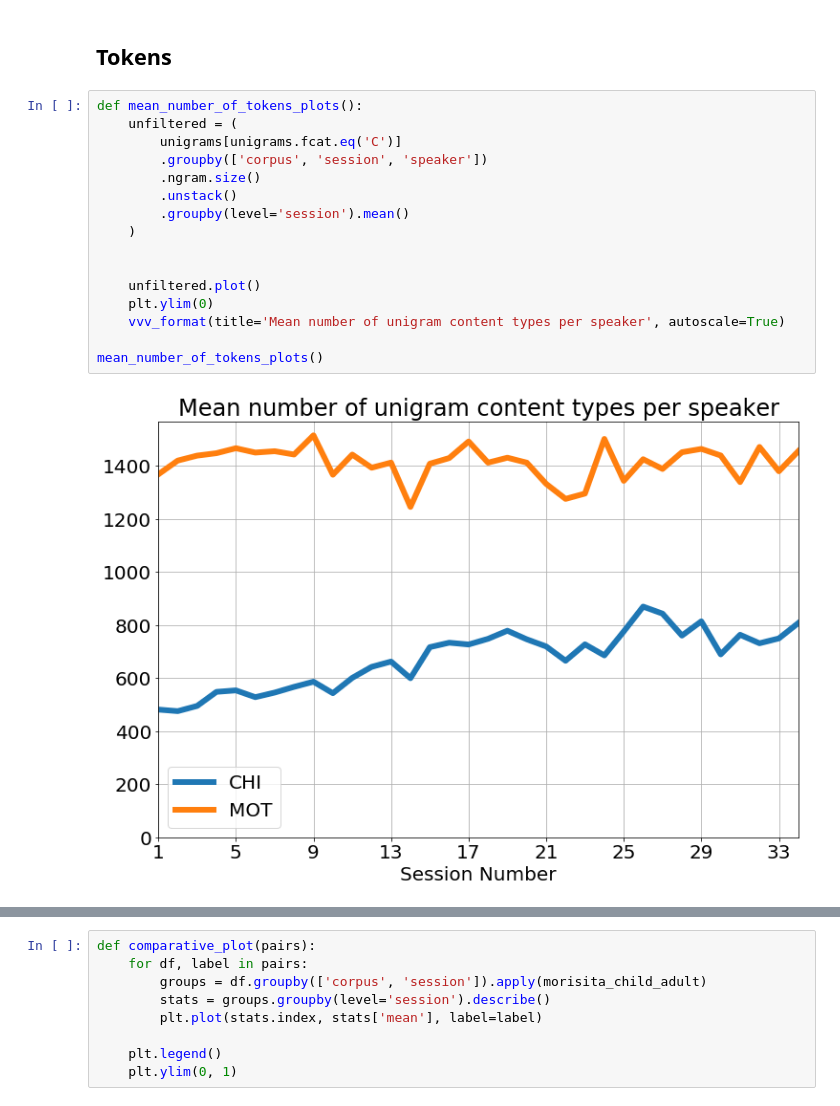
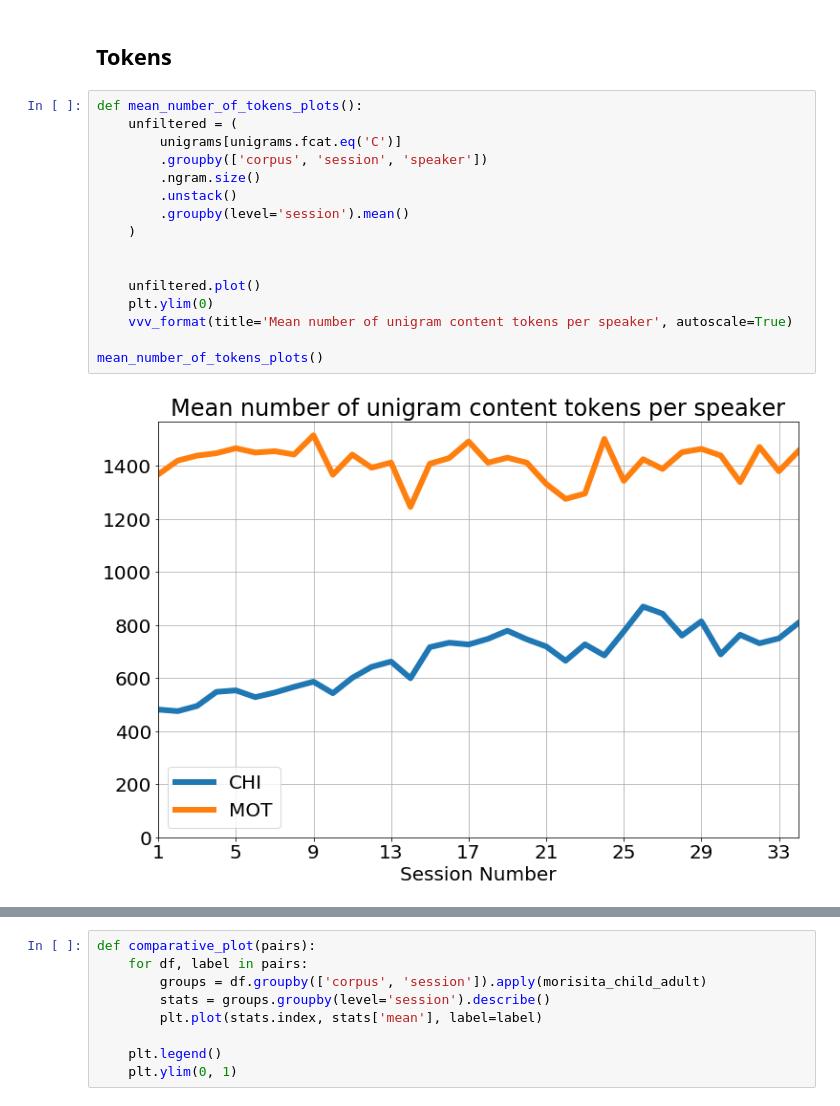
Before and after one commit to pfeyz/formulae-project, a Jupyter notebook: Morisita Function-Content Split.ipynb, the cells around one changed output, grey strips where cells are left out. Drawn from its saved outputs; the diff is of its cells as text.

```diff
--- a/Morisita Function-Content Split.ipynb
+++ b/Morisita Function-Content Split.ipynb
@@ -239,21 +239,21 @@ mean_number_of_types_plots()
 # %%
 def mean_number_of_tokens_plots():
     unfiltered = (
         unigrams[unigrams.fcat.eq('C')]
         .groupby(['corpus', 'session', 'speaker'])
         .ngram.size()
         .unstack()
         .groupby(level='session').mean()
     )
 
 
     unfiltered.plot()
     plt.ylim(0)
-    vvv_format(title='Mean number of unigram content types per speaker', autoscale=True)
+    vvv_format(title='Mean number of unigram content tokens per speaker', autoscale=True)
 
 mean_number_of_tokens_plots()
 # %% [output]
-[figure, old version]
+[figure, new version]
 # %%
 def mean_number_of_tokens_plots():
     unfiltered = (
```
Also changed, not shown: parts of 5 cells of this notebook.
